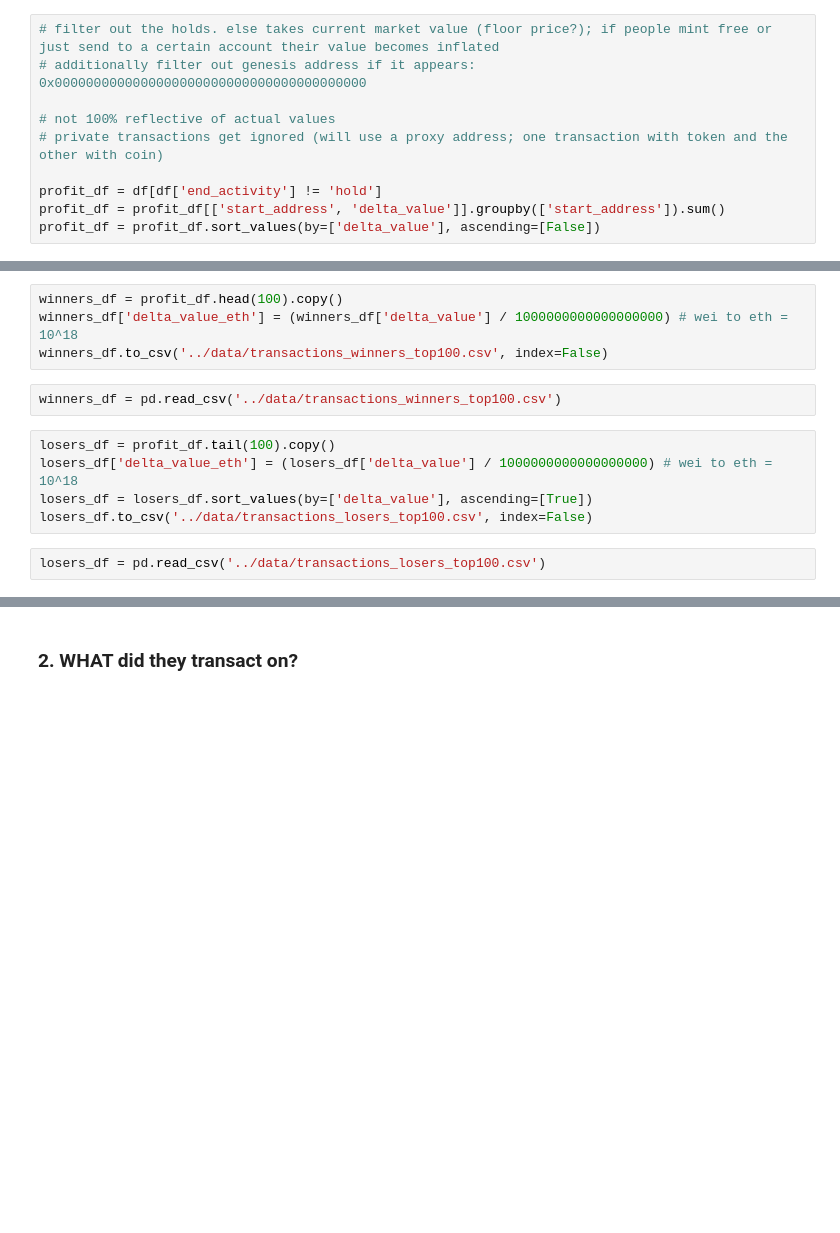
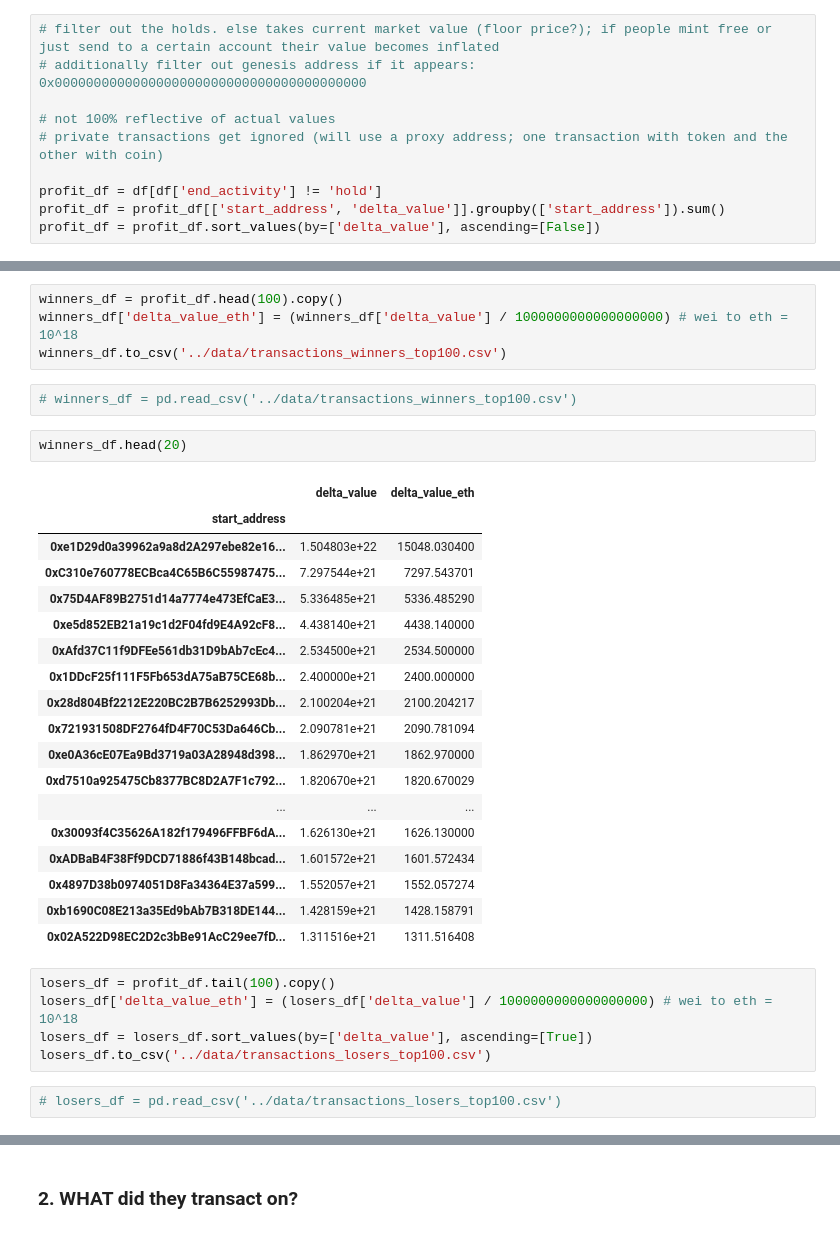
Before and after one commit to shaneluna/nft-analysis, a Jupyter notebook: notebooks/sandbox.ipynb, the cells around one changed output, grey strips where cells are left out. Cells and saved outputs as stored; diff of their text form; blank space fills up the shorter version.

```diff
--- a/notebooks/sandbox.ipynb
+++ b/notebooks/sandbox.ipynb
@@ -205,13 +226,34 @@ profit_df = profit_df.sort_values(by=['delta_value'], ascending=[False])
 # %%
 winners_df = profit_df.head(100).copy()
 winners_df['delta_value_eth'] = (winners_df['delta_value'] / 1000000000000000000) # wei to eth = 10^18
-winners_df.to_csv('../data/transactions_winners_top100.csv', index=False)
+winners_df.to_csv('../data/transactions_winners_top100.csv')
 # %%
-winners_df = pd.read_csv('../data/transactions_winners_top100.csv')
+# winners_df = pd.read_csv('../data/transactions_winners_top100.csv')
+# %%
+winners_df.head(20)
+# %% [output]
+|  | delta_value | delta_value_eth |
+| start_address |  |  |
+| 0xe1D29d0a39962a9a8d2A297ebe82e16... | 1.504803e+22 | 15048.030400 |
+| 0xC310e760778ECBca4C65B6C55987475... | 7.297544e+21 | 7297.543701 |
+| 0x75D4AF89B2751d14a7774e473EfCaE3... | 5.336485e+21 | 5336.485290 |
+| 0xe5d852EB21a19c1d2F04fd9E4A92cF8... | 4.438140e+21 | 4438.140000 |
+| 0xAfd37C11f9DFEe561db31D9bAb7cEc4... | 2.534500e+21 | 2534.500000 |
+| 0x1DDcF25f111F5Fb653dA75aB75CE68b... | 2.400000e+21 | 2400.000000 |
+| 0x28d804Bf2212E220BC2B7B6252993Db... | 2.100204e+21 | 2100.204217 |
+| 0x721931508DF2764fD4F70C53Da646Cb... | 2.090781e+21 | 2090.781094 |
+| 0xe0A36cE07Ea9Bd3719a03A28948d398... | 1.862970e+21 | 1862.970000 |
+| 0xd7510a925475Cb8377BC8D2A7F1c792... | 1.820670e+21 | 1820.670029 |
+| ... | ... | ... |
+| 0x30093f4C35626A182f179496FFBF6dA... | 1.626130e+21 | 1626.130000 |
+| 0xADBaB4F38Ff9DCD71886f43B148bcad... | 1.601572e+21 | 1601.572434 |
+| 0x4897D38b0974051D8Fa34364E37a599... | 1.552057e+21 | 1552.057274 |
+| 0xb1690C08E213a35Ed9bAb7B318DE144... | 1.428159e+21 | 1428.158791 |
+| 0x02A522D98EC2D2c3bBe91AcC29ee7fD... | 1.311516e+21 | 1311.516408 |
 # %%
 losers_df = profit_df.tail(100).copy()
 losers_df['delta_value_eth'] = (losers_df['delta_value'] / 1000000000000000000) # wei to eth = 10^18
 losers_df = losers_df.sort_values(by=['delta_value'], ascending=[True])
-losers_df.to_csv('../data/transactions_losers_top100.csv', index=False)
+losers_df.to_csv('../data/transactions_losers_top100.csv')
 # %%
-losers_df = pd.read_csv('../data/transactions_losers_top100.csv')
+# losers_df = pd.read_csv('../data/transactions_losers_top100.csv')
```
Also changed, not shown: parts of 12 cells of this notebook, 2 other files.
